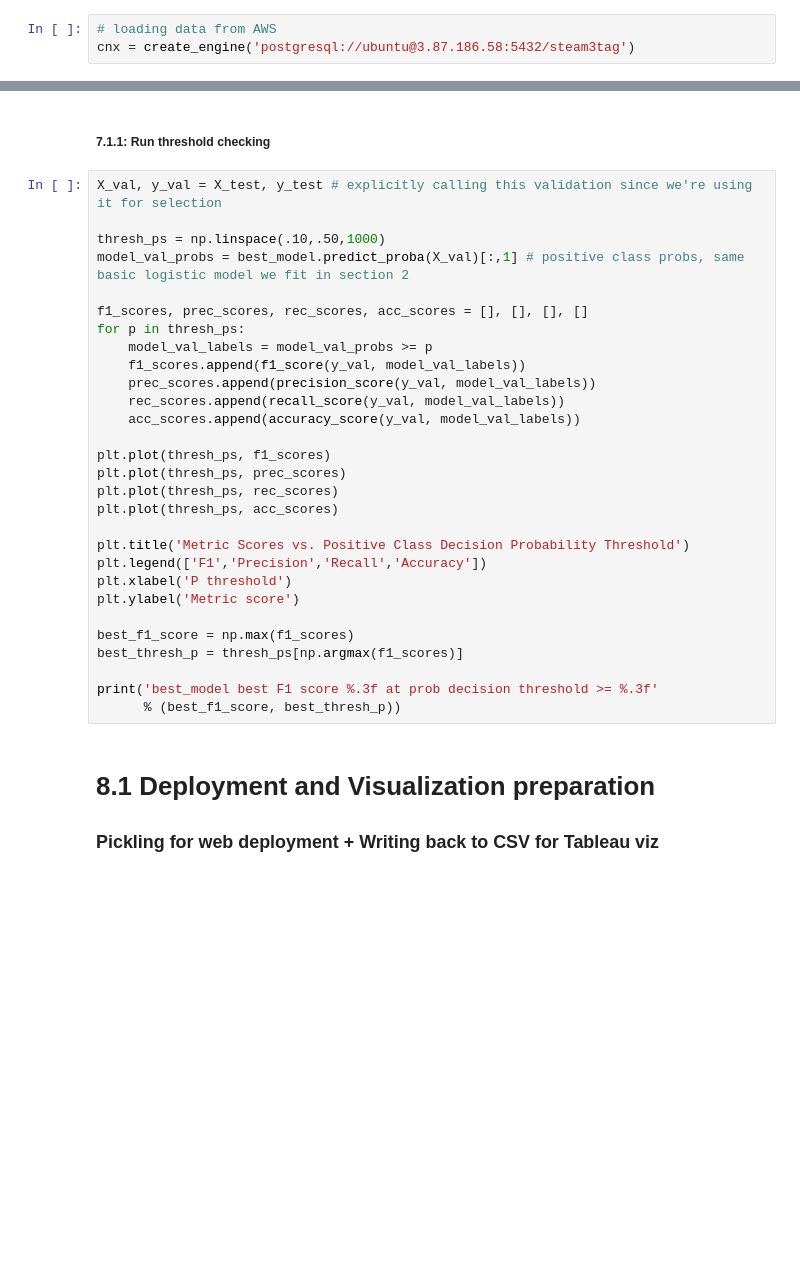
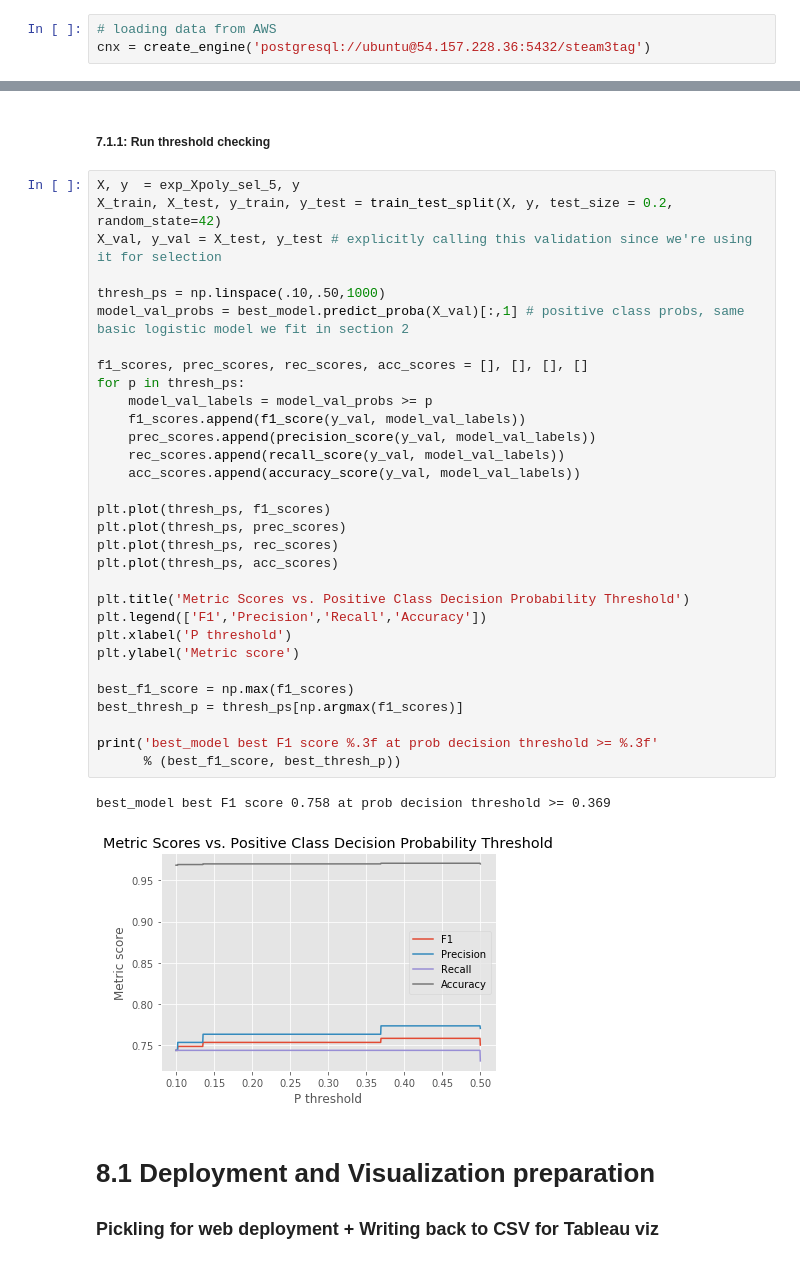
Before and after one commit to opophehu/classification_Steam_Discount, a Jupyter notebook: notebooks/classification_SteamDiscount_Organized.ipynb, the cells around one changed output, grey strips where cells are left out. Cells and saved outputs as stored; diff of their text form; blank space fills up the shorter version.

```diff
--- a/notebooks/classification_SteamDiscount_Organized.ipynb
+++ b/notebooks/classification_SteamDiscount_Organized.ipynb
@@ -40,7 +40,7 @@ pd.set_option('display.float_format', '{:.2f}'.format)
 np.set_printoptions(suppress=True)
 # %%
 # loading data from AWS
-cnx = create_engine('postgresql://ubuntu@3.87.186.58:5432/steam3tag')
+cnx = create_engine('postgresql://ubuntu@54.157.228.36:5432/steam3tag')
 # %%
 # checking if the dataset is loaded correctly
 pd.read_sql_query('''SELECT * FROM steam_3t_strat LIMIT 5''', cnx)
@@ -623,34 +1072,39 @@ best_model=classification(exp_Xpoly_sel_5, y, {0: 1, 1: 15})
 # %% [markdown]
 ##### 7.1.1: Run threshold checking
 # %%
+X, y  = exp_Xpoly_sel_5, y
+X_train, X_test, y_train, y_test = train_test_split(X, y, test_size = 0.2, random_state=42)
 X_val, y_val = X_test, y_test # explicitly calling this validation since we're using it for selection
 
 thresh_ps = np.linspace(.10,.50,1000)
 model_val_probs = best_model.predict_proba(X_val)[:,1] # positive class probs, same basic logistic model we fit in section 2
 
 f1_scores, prec_scores, rec_scores, acc_scores = [], [], [], []
 for p in thresh_ps:
     model_val_labels = model_val_probs >= p
     f1_scores.append(f1_score(y_val, model_val_labels))
     prec_scores.append(precision_score(y_val, model_val_labels))
     rec_scores.append(recall_score(y_val, model_val_labels))
     acc_scores.append(accuracy_score(y_val, model_val_labels))
 
 plt.plot(thresh_ps, f1_scores)
 plt.plot(thresh_ps, prec_scores)
 plt.plot(thresh_ps, rec_scores)
 plt.plot(thresh_ps, acc_scores)
 
 plt.title('Metric Scores vs. Positive Class Decision Probability Threshold')
 plt.legend(['F1','Precision','Recall','Accuracy'])
 plt.xlabel('P threshold')
 plt.ylabel('Metric score')
 
 best_f1_score = np.max(f1_scores)
 best_thresh_p = thresh_ps[np.argmax(f1_scores)]
 
 print('best_model best F1 score %.3f at prob decision threshold >= %.3f'
       % (best_f1_score, best_thresh_p))
+# %% [output]
+best_model best F1 score 0.758 at prob decision threshold >= 0.369
+[figure, added]
 # %% [markdown]
 # 8.1 Deployment and Visualization preparation
 ### Pickling for web deployment + Writing back to CSV for Tableau viz
```
Also changed, not shown: parts of 33 cells of this notebook, 2 other files.
